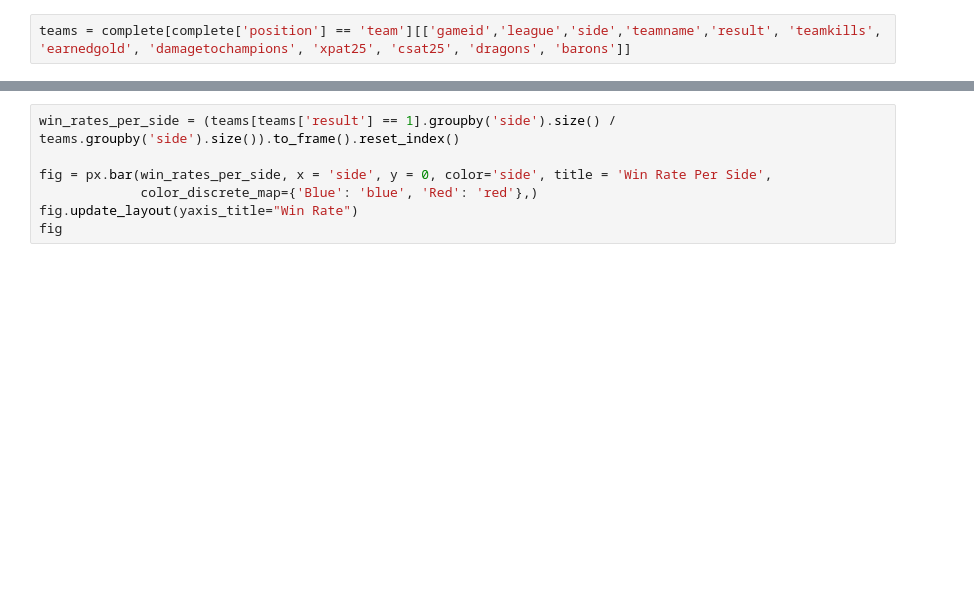
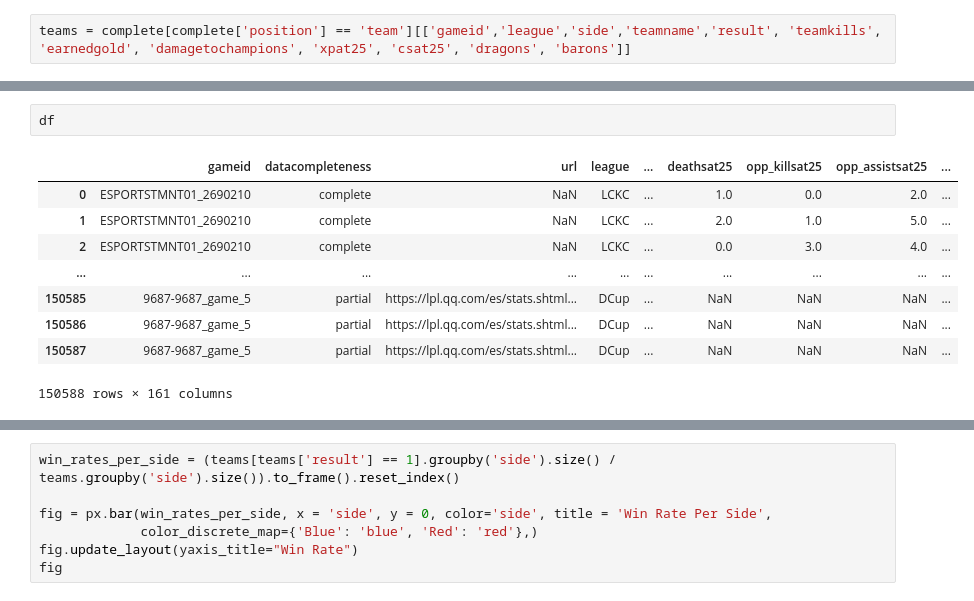
Before and after one commit to spattapu1/LoL-Statistical-Analysis, a Jupyter notebook: finalproject.ipynb, the cells around one changed output, grey strips where cells are left out. Saved outputs shown, nothing was run; the diff lists cells and outputs as text; blank space fills up the shorter version.

```diff
--- a/finalproject.ipynb
+++ b/finalproject.ipynb
@@ -59,0 +83,12 @@ teams.head()
+# %%
+df
+# %% [output]
+|  | gameid | datacompleteness | url | league | ... | deathsat25 | opp_killsat25 | opp_assistsat25 | ... |
+| 0 | ESPORTSTMNT01_2690210 | complete | NaN | LCKC | ... | 1.0 | 0.0 | 2.0 | ... |
+| 1 | ESPORTSTMNT01_2690210 | complete | NaN | LCKC | ... | 2.0 | 1.0 | 5.0 | ... |
+| 2 | ESPORTSTMNT01_2690210 | complete | NaN | LCKC | ... | 0.0 | 3.0 | 4.0 | ... |
+| ... | ... | ... | ... | ... | ... | ... | ... | ... | ... |
+| 150585 | 9687-9687_game_5 | partial | https://lpl.qq.com/es/stats.shtml... | DCup | ... | NaN | NaN | NaN | ... |
+| 150586 | 9687-9687_game_5 | partial | https://lpl.qq.com/es/stats.shtml... | DCup | ... | NaN | NaN | NaN | ... |
+| 150587 | 9687-9687_game_5 | partial | https://lpl.qq.com/es/stats.shtml... | DCup | ... | NaN | NaN | NaN | ... |
+150588 rows × 161 columns
```
Also changed, not shown: parts of 17 cells of this notebook, 6 other files.
